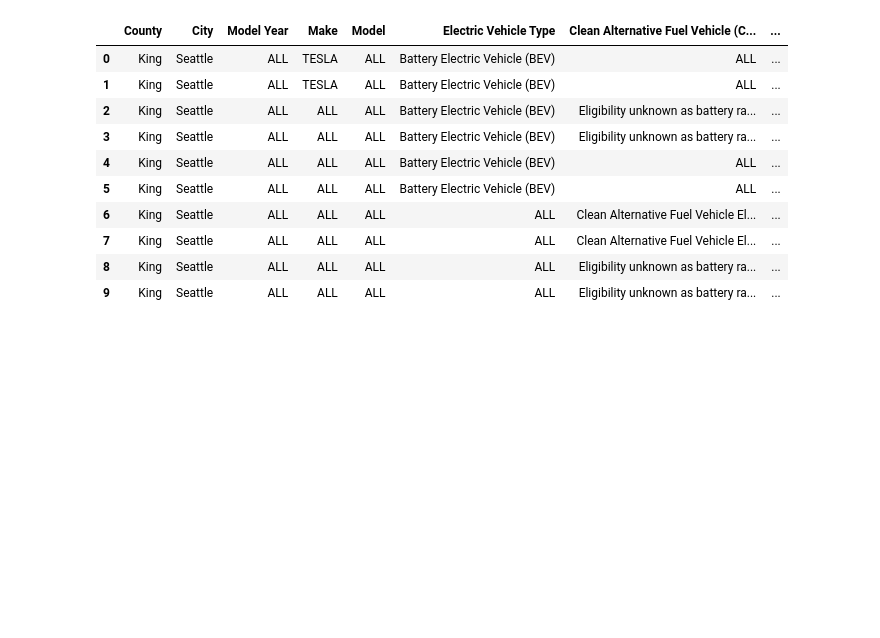
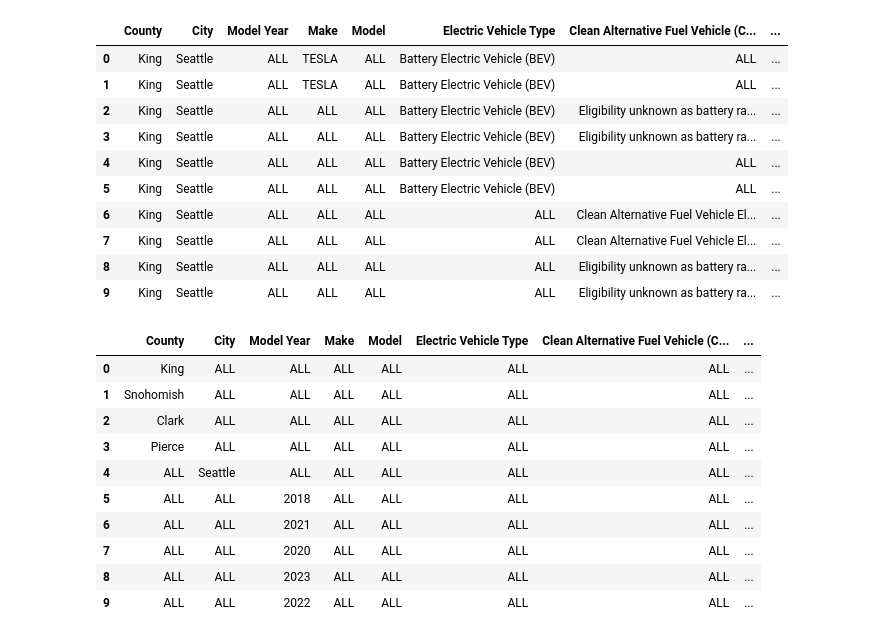
Before and after one commit to Data-Analytics-IIITH/A2, a Jupyter notebook: assignment2_3.ipynb, the cells around one changed output. Saved outputs shown, nothing was run; the diff lists cells and outputs as text; code cells hidden in the pictures; blank space fills up the shorter version.

Commit message:
Added Iceberg code

```diff
--- a/assignment2_3.ipynb
+++ b/assignment2_3.ipynb
@@ -518,9 +531,41 @@ def iceberg_apriori(data, dimensions, min_support):
 # %%
 data = pd.read_csv('Electric_Vehicle_Data.csv')
 data = clean_df(data)
+data['Model Year'] = data['Model Year'].astype(str)
+
+# gen = Generalizer(data)
+# gen.generalize_Electric_Utility()
+# gen.generalize_cafv_eligibility()
+# gen.generalize_ev_type()
+
+# data = gen.get_generalised()
+
 dimensions = [column for column in data.columns]
 minsup=10000
 
-result = iceberg_apriori(data, dimensions, min_support=minsup)
-
-print(result)
+result, supports = iceberg_apriori(data, dimensions, min_support=minsup)
+# %%
+measures = ['Count']
+
+result_list = []
+for it, sup in zip(result, supports):
+    row_data = {dim: (it[dim] if dim in it else 'ALL') for dim in dimensions}
+    row_data[measures[0]] = sup
+    result_list.append(row_data)
+
+result_df = pd.DataFrame(result_list, columns=dimensions+measures)
+# result_df = result_df.sort_values(by=measures[0], ascending=False)
+result_df.to_csv('iceberg.csv', encoding='utf-8', index=False, header=True)
+result_df.head(10)
+# %% [output]
+|  | County | City | Model Year | Make | Model | Electric Vehicle Type | Clean Alternative Fuel Vehicle (C... | ... |
+| 0 | King | ALL | ALL | ALL | ALL | ALL | ALL | ... |
+| 1 | Snohomish | ALL | ALL | ALL | ALL | ALL | ALL | ... |
+| 2 | Clark | ALL | ALL | ALL | ALL | ALL | ALL | ... |
+| 3 | Pierce | ALL | ALL | ALL | ALL | ALL | ALL | ... |
+| 4 | ALL | Seattle | ALL | ALL | ALL | ALL | ALL | ... |
+| 5 | ALL | ALL | 2018 | ALL | ALL | ALL | ALL | ... |
+| 6 | ALL | ALL | 2021 | ALL | ALL | ALL | ALL | ... |
+| 7 | ALL | ALL | 2020 | ALL | ALL | ALL | ALL | ... |
+| 8 | ALL | ALL | 2023 | ALL | ALL | ALL | ALL | ... |
+| 9 | ALL | ALL | 2022 | ALL | ALL | ALL | ALL | ... |
```
Also changed, not shown: parts of 2 cells of this notebook.
